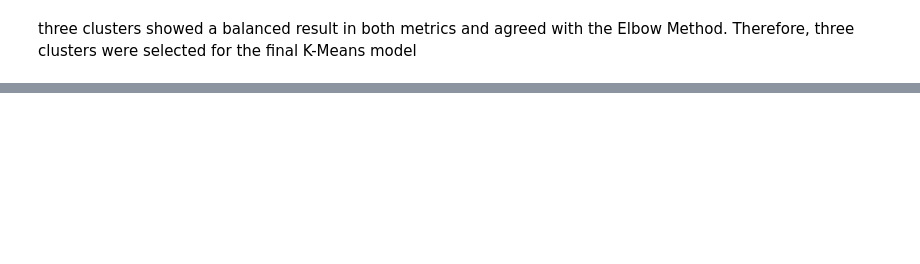
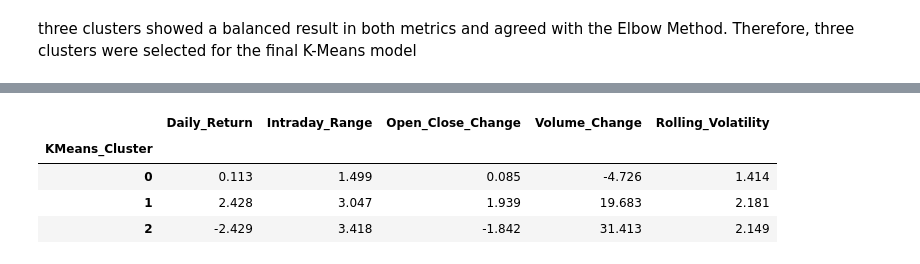
Before and after one commit to 2026228-dev/CA1MLB-2026228, a Jupyter notebook: AAPL.ipynb, the cells around one changed output, grey strips where cells are left out. Drawn from its saved outputs; the diff is of its cells as text; code cells hidden in the pictures; blank space fills up the shorter version.

```diff
--- a/AAPL.ipynb
+++ b/AAPL.ipynb
@@ -800,0 +845,17 @@ three clusters showed a balanced result in both metrics and agreed with the Elbo
+# %%
+kmeans_final = KMeans(
+    n_clusters=3,
+    random_state=42,
+    n_init=10
+)
+
+kmeans_labels = kmeans_final.fit_predict(pca_data)
+
+clustering_data["KMeans_Cluster"] = kmeans_labels
+
+print("Number of observations in each cluster:")
+print(
+    clustering_data["KMeans_Cluster"]
+    .value_counts()
+    .sort_index()
+)
@@ -800,0 +902,15 @@ three clusters showed a balanced result in both metrics and agreed with the Elbo
+# %%
+cluster_profile = (
+    clustering_data
+    .groupby("KMeans_Cluster")[feature_columns]
+    .mean()
+    .round(3)
+)
+
+cluster_profile
+# %% [output]
+|  | Daily_Return | Intraday_Range | Open_Close_Change | Volume_Change | Rolling_Volatility |
+| KMeans_Cluster |  |  |  |  |  |
+| 0 | 0.113 | 1.499 | 0.085 | -4.726 | 1.414 |
+| 1 | 2.428 | 3.047 | 1.939 | 19.683 | 2.181 |
+| 2 | -2.429 | 3.418 | -1.842 | 31.413 | 2.149 |
```
Also changed, not shown: parts of 24 cells of this notebook, 1 other file.
